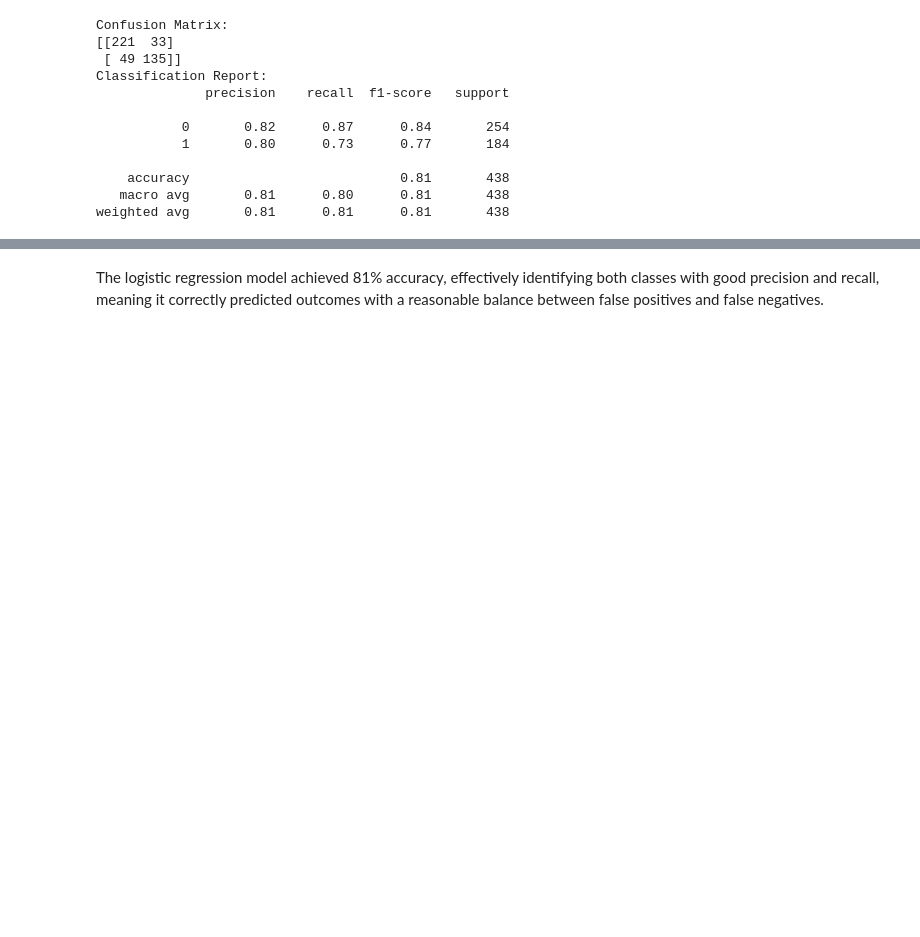
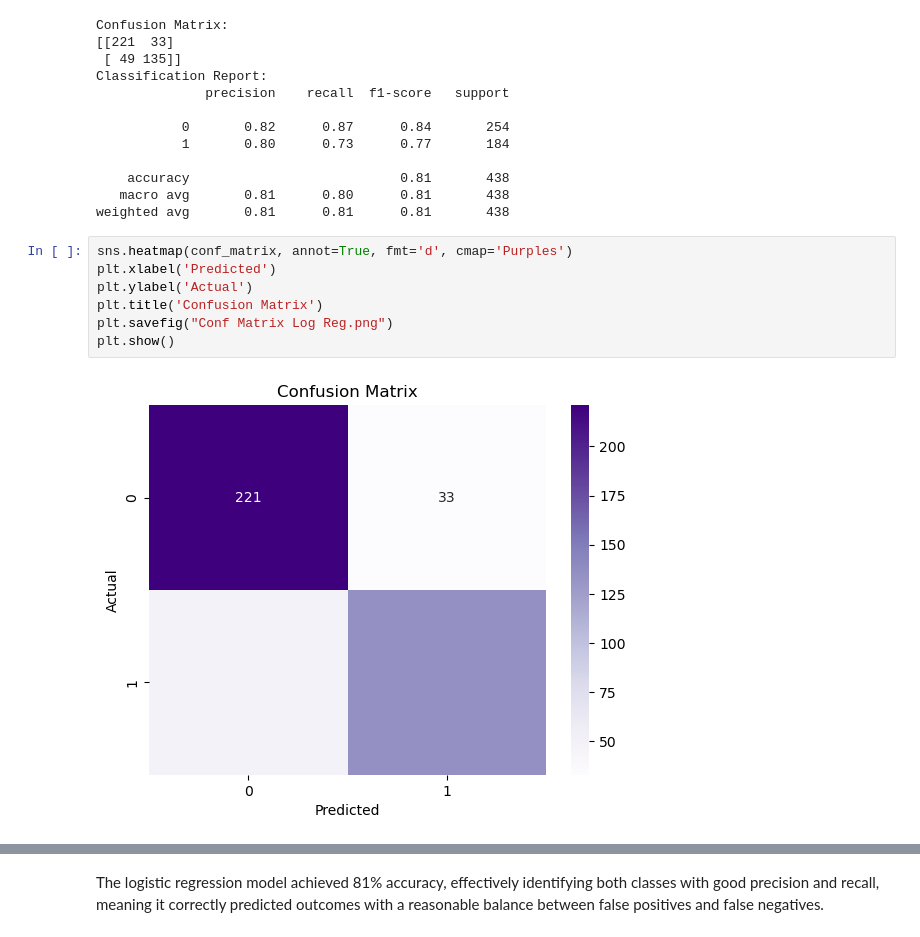
Before and after one commit to cassydm/rockies_moneyball_part-deux, a Jupyter notebook: Project 2/Cassy_ML.ipynb, the cells around one changed output, grey strips where cells are left out. Drawn from its saved outputs; the diff is of its cells as text; blank space fills up the shorter version.

```diff
--- a/Project 2/Cassy_ML.ipynb
+++ b/Project 2/Cassy_ML.ipynb
@@ -194,3 +216,12 @@ Classification Report:
     accuracy                           0.81       438
    macro avg       0.81      0.80      0.81       438
 weighted avg       0.81      0.81      0.81       438
+# %%
+sns.heatmap(conf_matrix, annot=True, fmt='d', cmap='Purples')
+plt.xlabel('Predicted')
+plt.ylabel('Actual')
+plt.title('Confusion Matrix')
+plt.savefig("Conf Matrix Log Reg.png")
+plt.show()
+# %% [output]
+[figure, added]
```
Also changed, not shown: parts of 33 cells of this notebook, 6 other files.
